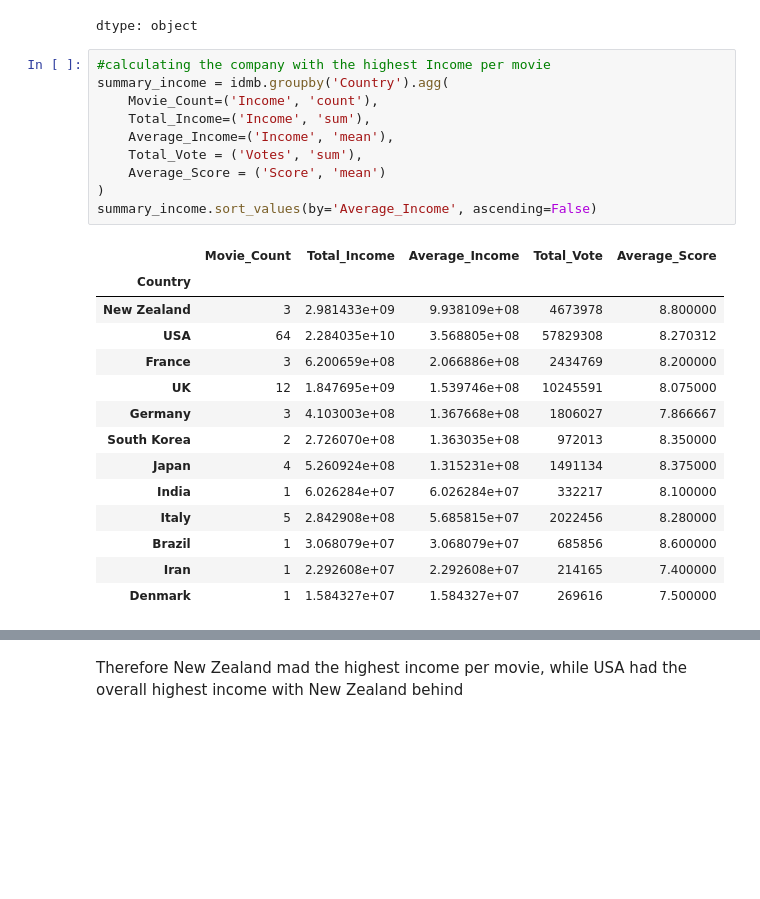
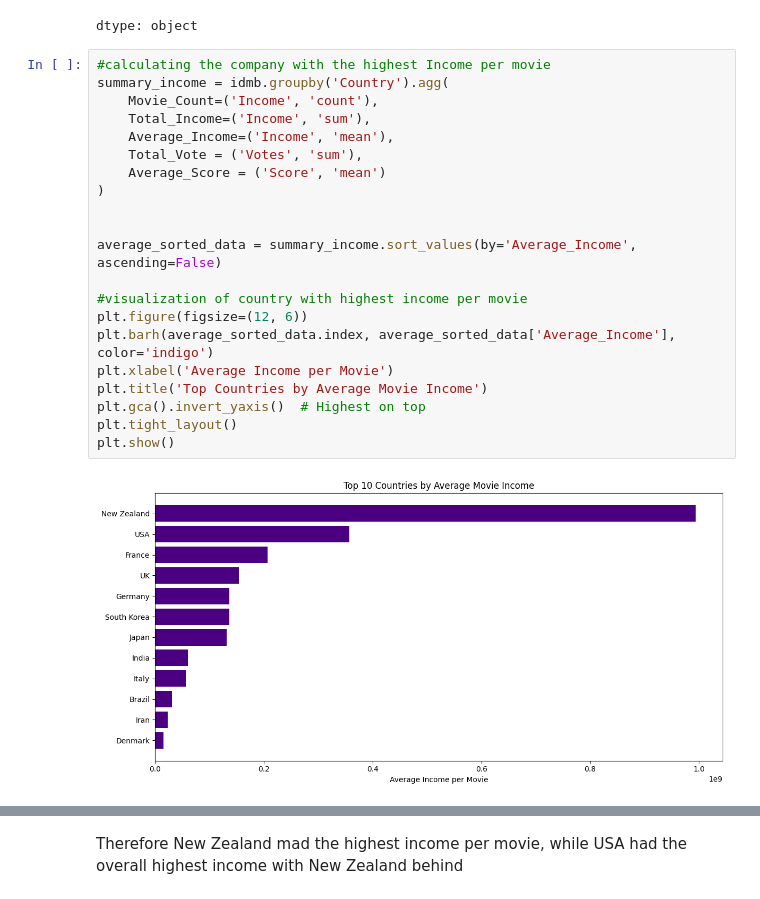
Before and after one commit to AyaUchiv/IDMB_MOVIE_DATASET, a Jupyter notebook: ANALYSIS/idmb_analysis.ipynb, the cells around one changed output, grey strips where cells are left out. Cells and saved outputs as stored; diff of their text form; blank space fills up the shorter version.

```diff
--- a/ANALYSIS/idmb_analysis.ipynb
+++ b/ANALYSIS/idmb_analysis.ipynb
@@ -77,27 +64,25 @@ dtype: object
 # %%
 #calculating the company with the highest Income per movie
 summary_income = idmb.groupby('Country').agg(
     Movie_Count=('Income', 'count'),
     Total_Income=('Income', 'sum'),
     Average_Income=('Income', 'mean'),
     Total_Vote = ('Votes', 'sum'),
     Average_Score = ('Score', 'mean')
 )
-summary_income.sort_values(by='Average_Income', ascending=False)
+
+
+average_sorted_data = summary_income.sort_values(by='Average_Income', ascending=False)
+
+#visualization of country with highest income per movie
+plt.figure(figsize=(12, 6))
+plt.barh(average_sorted_data.index, average_sorted_data['Average_Income'], color='indigo')
+plt.xlabel('Average Income per Movie')
+plt.title('Top Countries by Average Movie Income')
+plt.gca().invert_yaxis()  # Highest on top
+plt.tight_layout()
+plt.show()
 # %% [output]
-|  | Movie_Count | Total_Income | Average_Income | Total_Vote | Average_Score |
-| Country |  |  |  |  |  |
-| New Zealand | 3 | 2.981433e+09 | 9.938109e+08 | 4673978 | 8.800000 |
-| USA | 64 | 2.284035e+10 | 3.568805e+08 | 57829308 | 8.270312 |
-| France | 3 | 6.200659e+08 | 2.066886e+08 | 2434769 | 8.200000 |
-| UK | 12 | 1.847695e+09 | 1.539746e+08 | 10245591 | 8.075000 |
-| Germany | 3 | 4.103003e+08 | 1.367668e+08 | 1806027 | 7.866667 |
-| South Korea | 2 | 2.726070e+08 | 1.363035e+08 | 972013 | 8.350000 |
-| Japan | 4 | 5.260924e+08 | 1.315231e+08 | 1491134 | 8.375000 |
-| India | 1 | 6.026284e+07 | 6.026284e+07 | 332217 | 8.100000 |
-| Italy | 5 | 2.842908e+08 | 5.685815e+07 | 2022456 | 8.280000 |
-| Brazil | 1 | 3.068079e+07 | 3.068079e+07 | 685856 | 8.600000 |
-| Iran | 1 | 2.292608e+07 | 2.292608e+07 | 214165 | 7.400000 |
-| Denmark | 1 | 1.584327e+07 | 1.584327e+07 | 269616 | 7.500000 |
+[figure, added]
 # %%
 #the country that generated the most income overall
```
Also changed, not shown: parts of 3 cells of this notebook.
